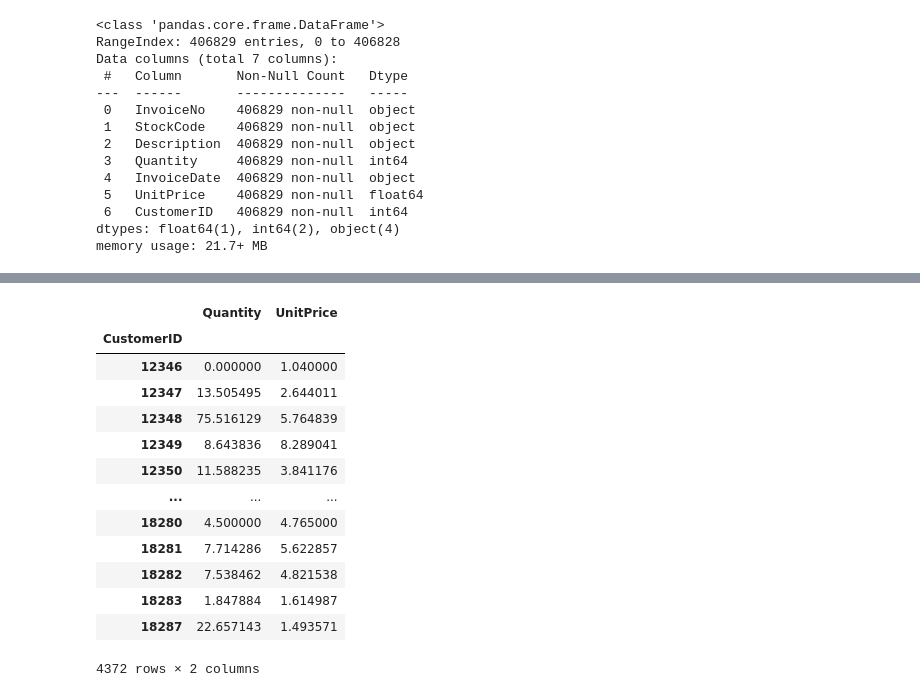
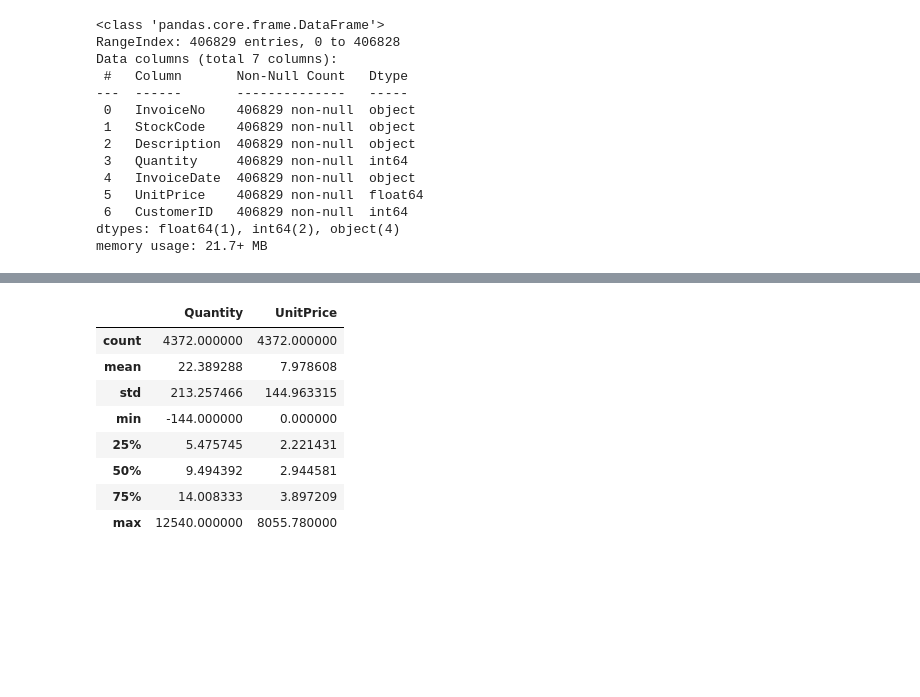
Before and after one commit to KStuartW/XeHack07, a Jupyter notebook: XeHack007.ipynb, the cells around one changed output, grey strips where cells are left out. Cells and saved outputs as stored; diff of their text form; code cells hidden in the pictures; blank space fills up the shorter version.

```diff
--- a/XeHack007.ipynb
+++ b/XeHack007.ipynb
@@ -56,20 +56,3 @@ df.head(15)
 | 14 | 536367 | 84969 | BOX OF 6 ASSORTED COLOUR TEASPOONS | 6 | 01/12/2010 08:34 | 4.25 | 13047 |
 # %%
 df1 = df.groupby("CustomerID")
-# %%
-df1.mean()
-# %% [output]
-|  | Quantity | UnitPrice |
-| CustomerID |  |  |
-| 12346 | 0.000000 | 1.040000 |
-| 12347 | 13.505495 | 2.644011 |
-| 12348 | 75.516129 | 5.764839 |
-| 12349 | 8.643836 | 8.289041 |
-| 12350 | 11.588235 | 3.841176 |
-| ... | ... | ... |
-| 18280 | 4.500000 | 4.765000 |
-| 18281 | 7.714286 | 5.622857 |
-| 18282 | 7.538462 | 4.821538 |
-| 18283 | 1.847884 | 1.614987 |
-| 18287 | 22.657143 | 1.493571 |
-4372 rows × 2 columns
@@ -75,0 +61,12 @@ df1.mean()
+# %%
+df2.describe()
+# %% [output]
+|  | Quantity | UnitPrice |
+| count | 4372.000000 | 4372.000000 |
+| mean | 22.389288 | 7.978608 |
+| std | 213.257466 | 144.963315 |
+| min | -144.000000 | 0.000000 |
+| 25% | 5.475745 | 2.221431 |
+| 50% | 9.494392 | 2.944581 |
+| 75% | 14.008333 | 3.897209 |
+| max | 12540.000000 | 8055.780000 |
```
Also changed, not shown: parts of 6 cells of this notebook.
